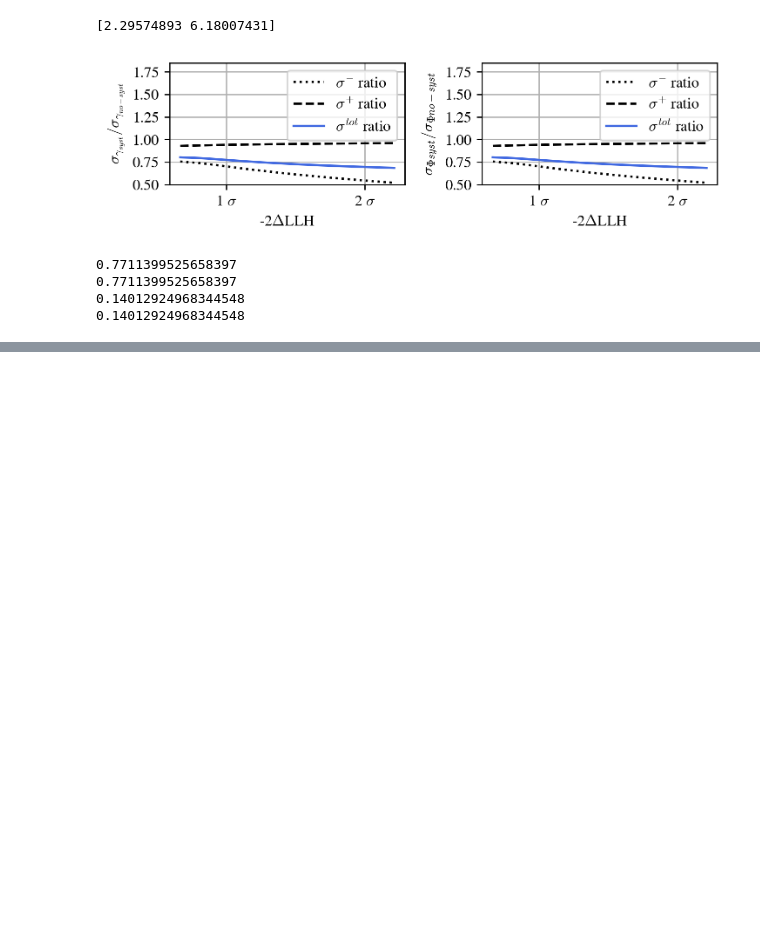
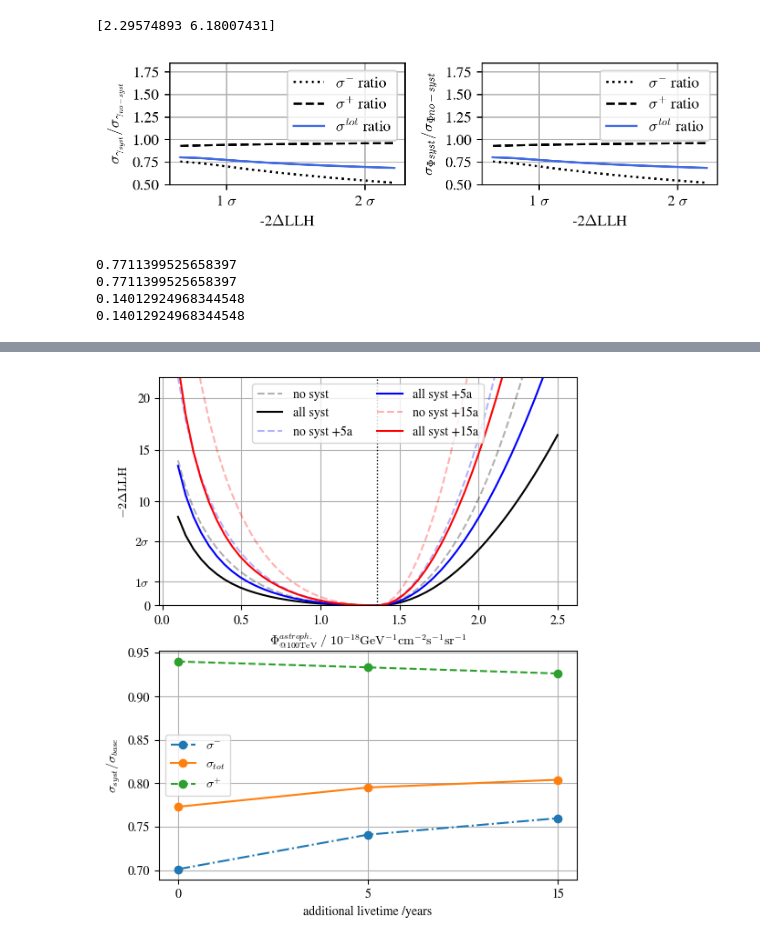
Before and after one commit to philippfuerst9/AachenCombinedEnergy, a Jupyter notebook: analysis/NNMFit_1d_analysis.ipynb, the cells around one changed output, grey strips where cells are left out. Cells and saved outputs as stored; diff of their text form; code cells hidden in the pictures; blank space fills up the shorter version.

Commit message:
update analysis backup.

```diff
--- a/analysis/NNMFit_1d_analysis.ipynb
+++ b/analysis/NNMFit_1d_analysis.ipynb
@@ -731,0 +842,55 @@ print(np.std(np.hstack((phi_left, phi_right, phi_tot))))
+# %%
+fig, (ax1, ax2) = plt.subplots(2,1, figsize = myplt.set_size(subplots=(2,1),ratio="golden"), dpi = 100)
+
+# plot 1
+alpha = 0.3
+ax1.plot(ace_meta_results_1d["no_systematics"]["phi"]["scan_points"],
+         ace_meta_results_1d["no_systematics"]["phi"]["2DLLH"],
+         label = "no syst", color="black", linestyle = "--", alpha = alpha)
+
+ax1.plot(ace_meta_results_1d["all_systematics"]["phi"]["scan_points"],
+         ace_meta_results_1d["all_systematics"]["phi"]["2DLLH"],
+         label = "all syst", color="black", linestyle = "-")
+
+ax1.plot(year_results["5"]["no_syst"]["phi"]["scan_points"],
+         year_results["5"]["no_syst"]["phi"]["2DLLH"],
+         label = "no syst +5a", color="blue", linestyle = "--", alpha = alpha)
+
+ax1.plot(year_results["5"]["all_syst"]["phi"]["scan_points"],
+         year_results["5"]["all_syst"]["phi"]["2DLLH"],
+         label = "all syst +5a", color="blue", linestyle = "-")
+
+ax1.plot(year_results["15"]["no_syst"]["phi"]["scan_points"],
+         year_results["15"]["no_syst"]["phi"]["2DLLH"],
+         label = "no syst +15a", color="red", linestyle = "--", alpha = alpha)
+
+ax1.plot(year_results["15"]["all_syst"]["phi"]["scan_points"],
+         year_results["15"]["all_syst"]["phi"]["2DLLH"],
+         label = "all syst +15a", color="red", linestyle = "-")
+
+ax1.axvline(asimov_phi, color="black", linewidth = 1, linestyle=":")
+ax1.legend(ncol=2)
+ax1.set_xlabel(phi_label_str)
+ax1.set_ylabel('$-2 \Delta\mathrm{LLH}$',rotation=90)
+ax1.set_yticks([0,levels[0],levels[1],10,15,20])
+ax1.set_yticklabels([0, "$1 \sigma$", "$2 \sigma$" , 10, 15, 20])
+ax1.set_ylim(0,22)
+ax1.grid()
+
+# plot 2
+sigma_labels = ["$\sigma^{-}$", "$\sigma_{tot}$", "$\sigma^{+}$"]
+styles = ["-.", "-", "--"]
+for idx, sigma_type in enumerate(["sigma_minus", "sigma_tot", "sigma_plus"]):
+    plt.plot(years, [sigma_years["0"]["phi"][sigma_type],sigma_years["5"]["phi"][sigma_type], sigma_years["15"]["phi"][sigma_type]],
+             label=sigma_labels[idx], linestyle = styles[idx], marker = "o")
+ax2.legend()
+ax2.set_ylabel("$\sigma_{syst} / \sigma_{base}$")
+ax2.set_xlabel("additional livetime /years")
+for tick in ax2.get_xticklabels():
+    tick.set_rotation(0)
+ax2.grid()
+
+
+#plt.savefig("/home/pfuerst/master_thesis/plots/NNMFit/analysis/ACE_each_syst_1d_scans_phi.png")
+# %% [output]
+[figure, added]
```
Also changed, not shown: parts of 36 cells of this notebook, 1 other file.
